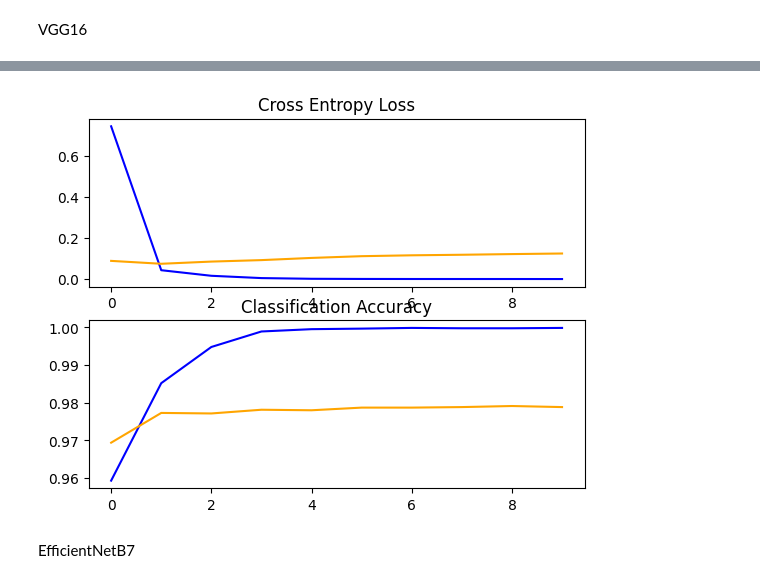
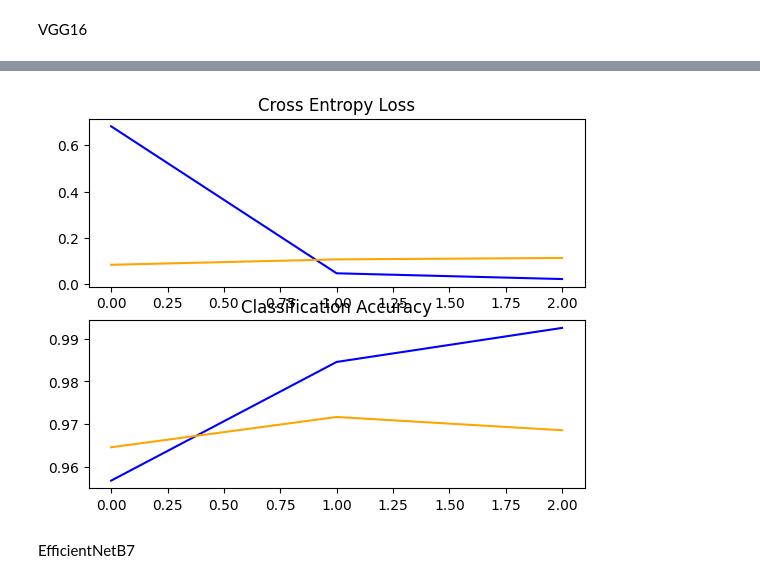
Before and after one commit to lirielly/Advanced-Topics-in-Artificial-Intelligence, a Jupyter notebook: code/add_new_class_butterfly.ipynb, the cells around one changed output, grey strips where cells are left out. Drawn from its saved outputs; the diff is of its cells as text; code cells hidden in the pictures.

```diff
--- a/code/add_new_class_butterfly.ipynb
+++ b/code/add_new_class_butterfly.ipynb
@@ -24,8 +25,9 @@ from keras.applications.efficientnet import EfficientNetB7
 # %%
 # define location of dataset
 folder = 'C:/Users/vitorugo/Downloads/dogs-vs-cats/train/'
-train_path = 'C:/Users/vitorugo/Downloads/dogs-vs-cats/dataset_dogs_cats_butterfly/train/'
-test_path = 'C:/Users/vitorugo/Downloads/dogs-vs-cats/dataset_dogs_cats_butterfly/test/'
+train_path = 'C:/Users/vitorugo/Downloads/dogs-vs-cats/dog-cat-butterfly/train/'
+test_path = 'C:/Users/vitorugo/Downloads/dogs-vs-cats/dog-cat-butterfly/test/'
+valid_path = 'C:/Users/vitorugo/Downloads/dogs-vs-cats/dog-cat-butterfly/valid/'
 # %%
 # create directories
 dataset_home = 'C:/Users/vitorugo/Downloads/dogs-vs-cats/dataset_dogs_cats_butterfly/'
@@ -195,11 +261,15 @@ def run_test_harness():
 		class_mode='categorical', batch_size=64, target_size=(200, 200))
 	test_it = datagen.flow_from_directory(test_path,
 		class_mode='categorical', batch_size=64, target_size=(200, 200))
+	valid_it = datagen.flow_from_directory(valid_path,
+		class_mode='categorical', batch_size=64, target_size=(200, 200))
 	# fit model
 	history = model.fit(train_it, steps_per_epoch=len(train_it),
-		validation_data=test_it, validation_steps=len(test_it), epochs=20, verbose=0)
+		validation_data=test_it, validation_steps=len(valid_it), epochs=10, verbose=1)
+	# save model
+	model.save('./models/vgg3_model.h5')
 	# evaluate model
-	_, acc = model.evaluate(test_it, steps=len(test_it), verbose=0)
+	_, acc = model.evaluate(test_it, steps=len(test_it), verbose=1)
 	print('> %.3f' % (acc * 100.0))
 	# learning curves
 	summarize_diagnostics(history)
@@ -247,11 +331,15 @@ def run_test_harness():
 		class_mode='categorical', batch_size=64, target_size=(200, 200))
 	test_it = datagen.flow_from_directory(test_path,
 		class_mode='categorical', batch_size=64, target_size=(200, 200))
+	valid_it = datagen.flow_from_directory(valid_path,
+		class_mode='categorical', batch_size=64, target_size=(200, 200))
 	# fit model
 	history = model.fit(train_it, steps_per_epoch=len(train_it),
-		validation_data=test_it, validation_steps=len(test_it), epochs=20, verbose=0)
+		validation_data=test_it, validation_steps=len(valid_it), epochs=20, verbose=1)
+	# save model
+	model.save('./models/dropout_model.h5')
 	# evaluate model
-	_, acc = model.evaluate(test_it, steps=len(test_it), verbose=0)
+	_, acc = model.evaluate(test_it, steps=len(test_it), verbose=1)
 	print('> %.3f' % (acc * 100.0))
 	# learning curves
 	summarize_diagnostics(history)
@@ -292,16 +394,21 @@ def run_test_harness():
 	train_datagen = ImageDataGenerator(rescale=1.0/255.0,
 		width_shift_range=0.1, height_shift_range=0.1, horizontal_flip=True)
 	test_datagen = ImageDataGenerator(rescale=1.0/255.0)
+	valid_datagen = ImageDataGenerator(rescale=1.0/255.0)
 	# prepare iterators
 	train_it = train_datagen.flow_from_directory(train_path,
 		class_mode='categorical', batch_size=64, target_size=(200, 200))
 	test_it = test_datagen.flow_from_directory(test_path,
 		class_mode='categorical', batch_size=64, target_size=(200, 200))
+	valid_it = valid_datagen.flow_from_directory(valid_path,
+		class_mode='categorical', batch_size=64, target_size=(200, 200))
 	# fit model
 	history = model.fit(train_it, steps_per_epoch=len(train_it),
-		validation_data=test_it, validation_steps=len(test_it), epochs=50, verbose=0)
+		validation_data=test_it, validation_steps=len(valid_it), epochs=20, verbose=1)
+	# save model
+	model.save('./models/da_model.h5')
 	# evaluate model
-	_, acc = model.evaluate(test_it, steps=len(test_it), verbose=0)
+	_, acc = model.evaluate(test_it, steps=len(test_it), verbose=1)
 	print('> %.3f' % (acc * 100.0))
 	# learning curves
 	summarize_diagnostics(history)
@@ -321,7 +442,7 @@ VGG16
 # define cnn model
 def define_model():
 	# load model
-	model = VGG16(include_top=False, input_shape=(224, 224, 3))
+	model = VGG16(include_top=False, input_shape=(200, 200, 3))
 	# mark loaded layers as not trainable
 	for layer in model.layers:
 		layer.trainable = False
@@ -349,14 +470,18 @@ def run_test_harness():
 	datagen.mean = [123.68, 116.779, 103.939]
 	# prepare iterator
 	train_it = datagen.flow_from_directory(train_path,
-		class_mode="categorical", batch_size=64, target_size=(224, 224))
+		class_mode='categorical', batch_size=64, target_size=(200, 200))
 	test_it = datagen.flow_from_directory(test_path,
-		class_mode="categorical", batch_size=64, target_size=(224, 224))
+		class_mode='categorical', batch_size=64, target_size=(200, 200))
+	valid_it = datagen.flow_from_directory(valid_path,
+		class_mode='categorical', batch_size=64, target_size=(200, 200))
 	# fit model
 	history = model.fit(train_it, steps_per_epoch=len(train_it),
-		validation_data=test_it, validation_steps=len(test_it), epochs=10, verbose=1)
+		validation_data=valid_it, validation_steps=len(valid_it), epochs=3, verbose=1)
+	# save model
+	model.save('./models/vgg16_model.h5')
 	# evaluate model
-	_, acc = model.evaluate(test_it, steps=len(test_it), verbose=0)
+	_, acc = model.evaluate(test_it, steps=len(test_it), verbose=1)
 	print('> %.3f' % (acc * 100.0))
 	# learning curves
 	summarize_diagnostics(history)
@@ -384,4 +503,4 @@ Epoch 10/10
-[figure, old version]
+[figure, new version]
 # %% [markdown]
 EfficientNetB7
 # %%
```
Also changed, not shown: parts of 11 cells of this notebook.
